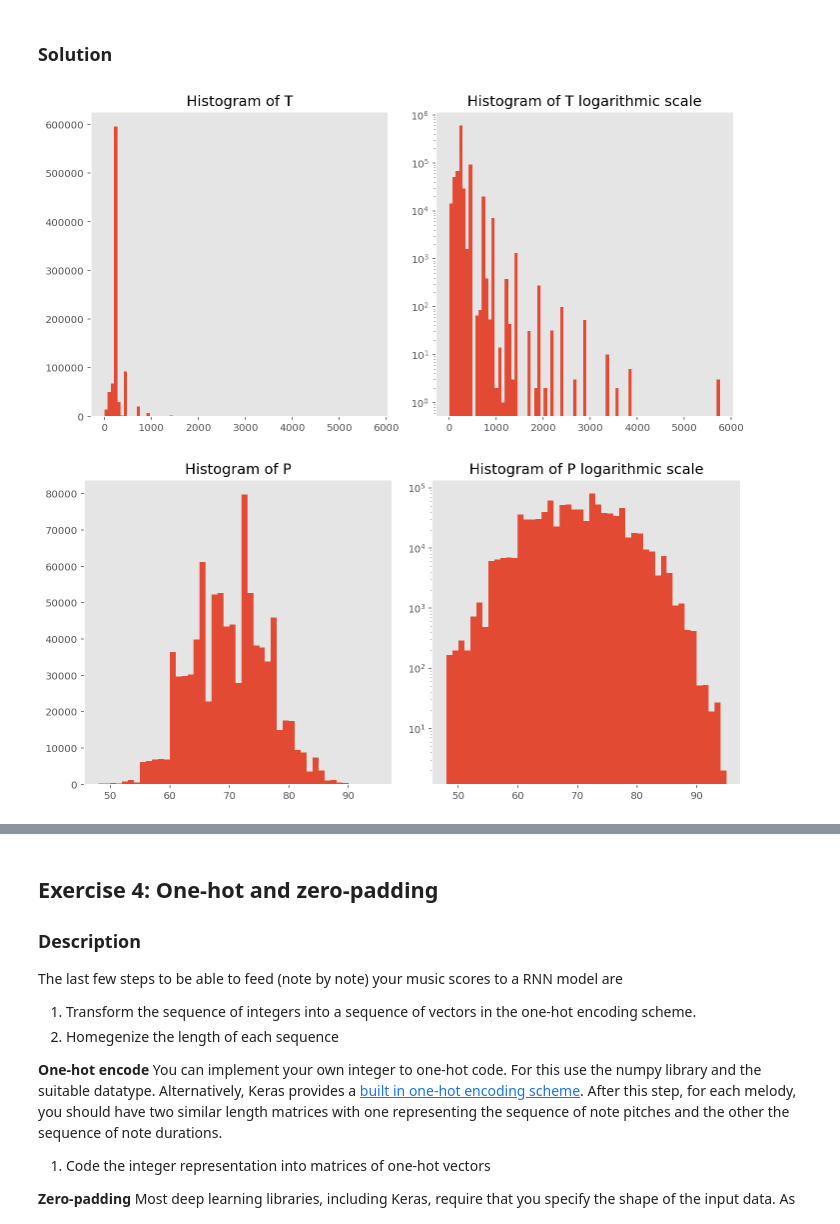
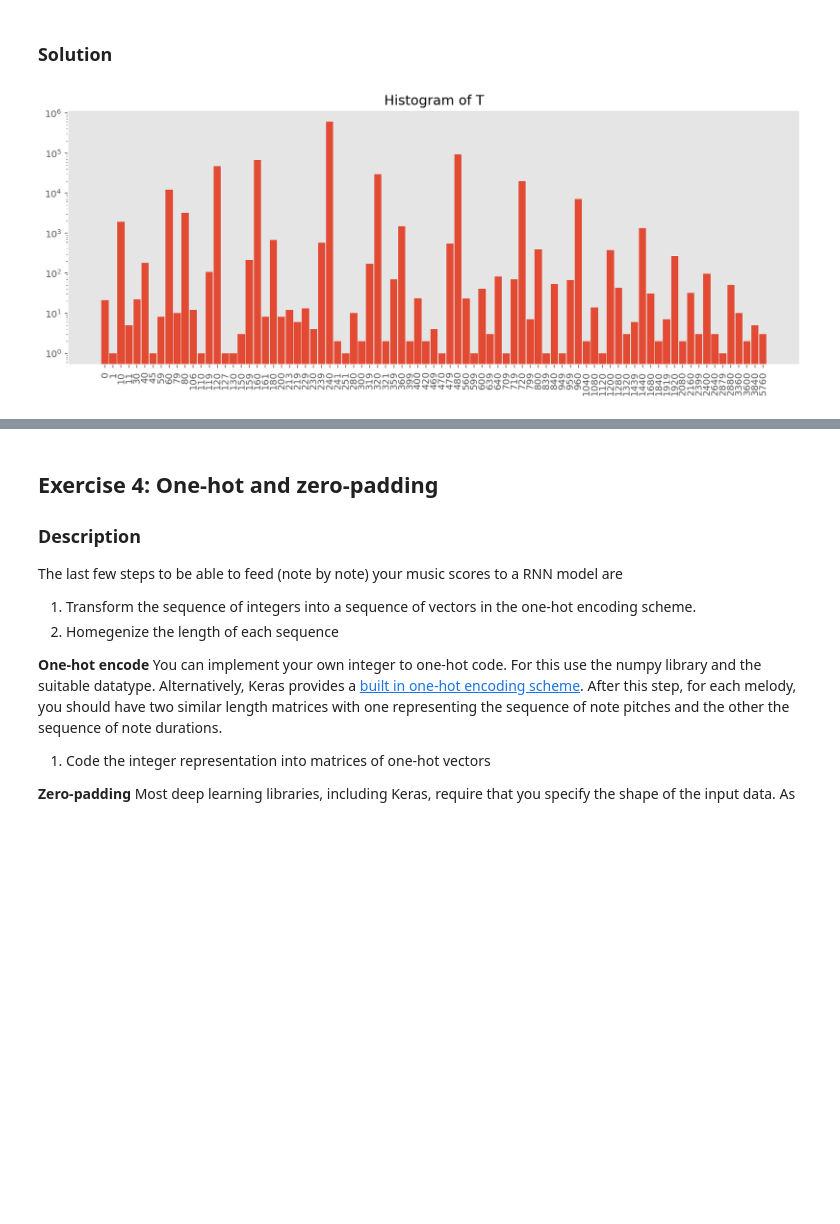
Before and after one commit to davidedidio/ANN, a Jupyter notebook: miniproject2/miniproject2.ipynb, the cells around one changed output, grey strips where cells are left out. Cells and saved outputs as stored; diff of their text form; code cells hidden in the pictures; blank space fills up the shorter version.

```diff
--- a/miniproject2/miniproject2.ipynb
+++ b/miniproject2/miniproject2.ipynb
@@ -394,26 +340,18 @@ To further improve your model, you might want to reconsider your original data.
 Finally, you shoud recompute the tokenization step for your brand new filtered and normalized dataset.
 # %% [markdown]
 ### Solution
-# %%
-# Rare event suppression
-# 1.
-
-def plot_histogram(data, nb_bins, title):
-    fig, axes = plt.subplots( 1, 2, figsize=[10, 5] )
-
-    axes[0].hist( data, bins = nb_bins)
-    axes[0].set_title(title)
-    axes[1].hist( data, bins = nb_bins, log = True )
-    axes[1].set_title(title + " logarithmic scale")
-    fig.tight_layout()
-    plt.show()
-# TODO: "Use the labels from the original duration values" not working
-
-T = [ t for label in dataset for t in dataset[label]['T'] ]
-P = [ p for label in dataset for p in dataset[label]['P'] ]
-
-plot_histogram(T, len(dictionaries["T"]), "Histogram of T")
-plot_histogram(P, len(dictionaries["P"]), "Histogram of P")
-# %% [output]
-[figure, removed]
-[figure, removed]
+# %%
+# Rare event suppression
+# 1.
+
+def plot_histogram(data, dictionary, title, log=False):
+    plt.figure(figsize=[14, 5])
+    plt.hist(data, bins=range(len(dictionary)+1), log=log, rwidth=0.9)
+    plt.xticks(np.arange(0.5, len(dictionary) + 0.5, 1), dictionary, rotation=90)
+    plt.title(title)
+    plt.show()
+
+T = [ t for label in dataset_integer for t in dataset_integer[label]['T'] ]
+plot_histogram(T, dictionaries["T"], "Histogram of T", True)
+# %% [output]
+[figure, added]
```
Also changed, not shown: parts of 29 cells of this notebook, 6 other files.
